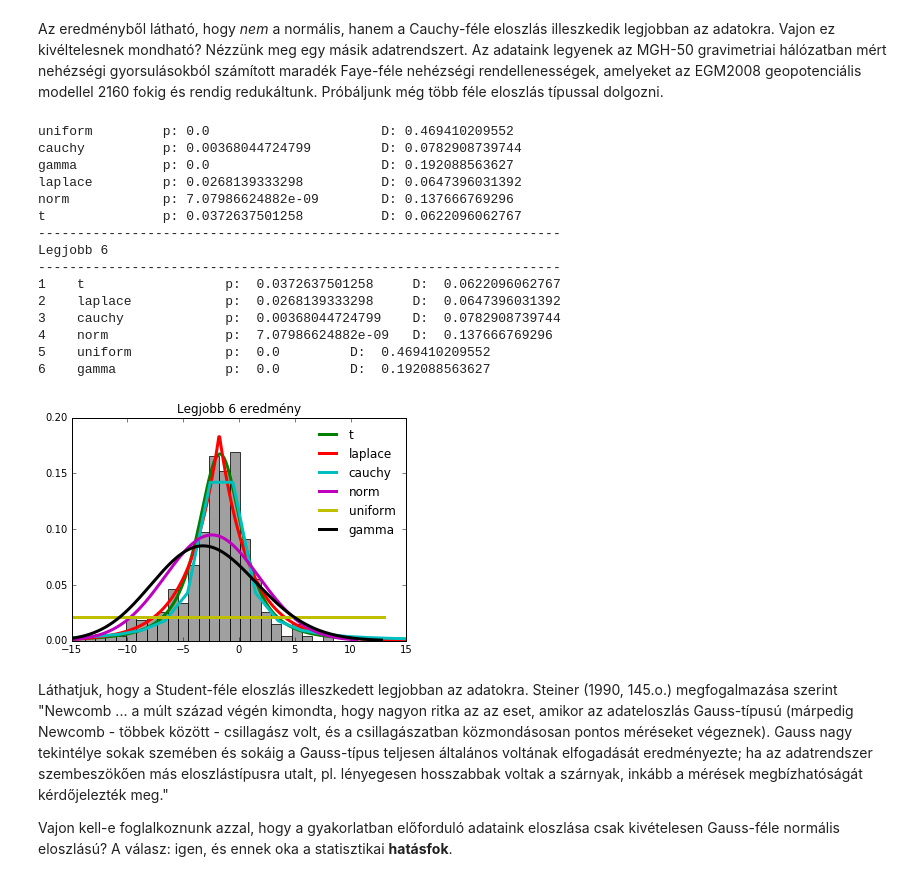
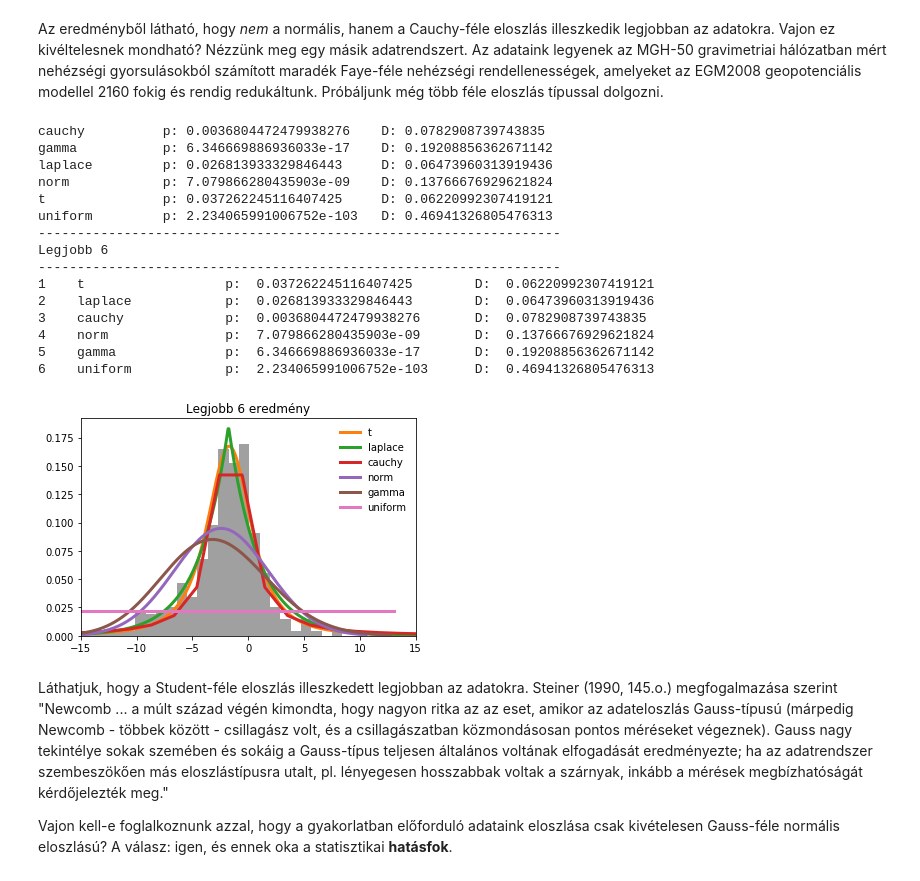
Before and after one commit to gyulat/MFV, a Jupyter notebook: MFV.ipynb, the cells around one changed output. Drawn from its saved outputs; the diff is of its cells as text; code cells hidden in the pictures.

```diff
--- a/MFV.ipynb
+++ b/MFV.ipynb
@@ -37,7 +36,6 @@ Vajon milyen eloszlást követnek ezek az adatok? Bár csak 75 telepvastagság a
 
 Ehhez a `scipy.stats` modulját használjuk, illetve az abban található [Kolmogorov-Szmirnov](https://hu.wikipedia.org/wiki/Kolmogorov%E2%80%93Szmirnov-pr%C3%B3ba) próbát.
 # %%
-from __future__ import print_function
 import scipy.stats
 import math
 
@@ -66,7 +64,7 @@ def plot(fcts, data):
     import numpy as np
 
     # adatok hisztogramjának a kirajzoltatása
-    plt.hist(data, normed=True, bins=max(10, len(data)/10), facecolor='grey', alpha=0.75)
+    plt.hist(data, density=True, bins=max(10, len(data)/10), facecolor='grey', alpha=0.75)
 
     # kirajzoljuk az illesztett eloszlásokat
     for fct in fcts:
@@ -132,7 +130,7 @@ def plot(fcts, data):
     import numpy as np
 
     # adatok hisztogramjának a kirajzoltatása
-    plt.hist(data, normed=True, bins=max(10, len(data)/10), facecolor='grey', alpha=0.75)
+    plt.hist(data, density=True, bins=max(10, len(data)//10), facecolor='grey', alpha=0.75)
 
     # kirajzoljuk az illesztett eloszlásokat
     for fct in fcts:
@@ -149,46 +147,46 @@ dg50 = np.loadtxt('dg50.dat')
 
 data = dg50
 results = [check(data, fct, True) for fct in cdfs.keys()]
 for res in results:
     key, p, D = res
     cdfs[key]["p"].append(p)
     cdfs[key]["D"].append(D)
 
 ncdfs = 6
 print( "-------------------------------------------------------------------" )
 print( "Legjobb %d" % (ncdfs, ) )
 print( "-------------------------------------------------------------------" )
 best = sorted(cdfs.items(), key=lambda elem : scipy.median(elem[1]["p"]), reverse=True)
 
 for t in range(ncdfs):
     fct, values = best[t]
     print( str(t+1).ljust(4), fct.ljust(16),
             "\tp: ", scipy.median(values["p"]),
             "\tD: ", scipy.median(values["D"]),
             end="")
     if len(values["p"]) > 1:
         print("\tvar(p): ", scipy.var(values["p"]),
                 "\tvar(D): ", scipy.var(values["D"]), end="")
     print()
 
 plot([b[0] for b in best[:ncdfs]], data)
 # %% [output]
-uniform         p: 0.0                      D: 0.469410209552
-cauchy          p: 0.00368044724799         D: 0.0782908739744
-gamma           p: 0.0                      D: 0.192088563627
-laplace         p: 0.0268139333298          D: 0.0647396031392
-norm            p: 7.07986624882e-09        D: 0.137666769296
-t               p: 0.0372637501258          D: 0.0622096062767
+cauchy          p: 0.0036804472479938276    D: 0.0782908739743835
+gamma           p: 6.346669886936033e-17    D: 0.19208856362671142
+laplace         p: 0.026813933329846443     D: 0.06473960313919436
+norm            p: 7.079866280435903e-09    D: 0.13766676929621824
+t               p: 0.037262245116407425     D: 0.06220992307419121
+uniform         p: 2.234065991006752e-103   D: 0.46941326805476313
 -------------------------------------------------------------------
 Legjobb 6
 -------------------------------------------------------------------
-1    t                  p:  0.0372637501258     D:  0.0622096062767
-2    laplace            p:  0.0268139333298     D:  0.0647396031392
-3    cauchy             p:  0.00368044724799    D:  0.0782908739744
-4    norm               p:  7.07986624882e-09   D:  0.137666769296
-5    uniform            p:  0.0         D:  0.469410209552
-6    gamma              p:  0.0         D:  0.192088563627
+1    t                  p:  0.037262245116407425        D:  0.06220992307419121
+2    laplace            p:  0.026813933329846443        D:  0.06473960313919436
+3    cauchy             p:  0.0036804472479938276       D:  0.0782908739743835
+4    norm               p:  7.079866280435903e-09       D:  0.13766676929621824
+5    gamma              p:  6.346669886936033e-17       D:  0.19208856362671142
+6    uniform            p:  2.234065991006752e-103      D:  0.46941326805476313
-[figure, old version]
+[figure, new version]
 # %% [markdown]
 Láthatjuk, hogy a Student-féle eloszlás illeszkedett legjobban az adatokra. Steiner (1990, 145.o.) megfogalmazása szerint "Newcomb ... a múlt század végén kimondta, hogy nagyon ritka az az eset, amikor az adateloszlás Gauss-típusú (márpedig Newcomb - többek között - csillagász volt, és a csillagászatban közmondásosan pontos méréseket végeznek). Gauss nagy tekintélye sokak szemében és sokáig a Gauss-típus teljesen általános voltának elfogadását eredményezte; ha az adatrendszer szembeszökően más eloszlástípusra utalt, pl. lényegesen hosszabbak voltak a szárnyak, inkább a mérések megbízhatóságát kérdőjelezték meg."
 
```
Also changed, not shown: parts of 4 cells of this notebook.
